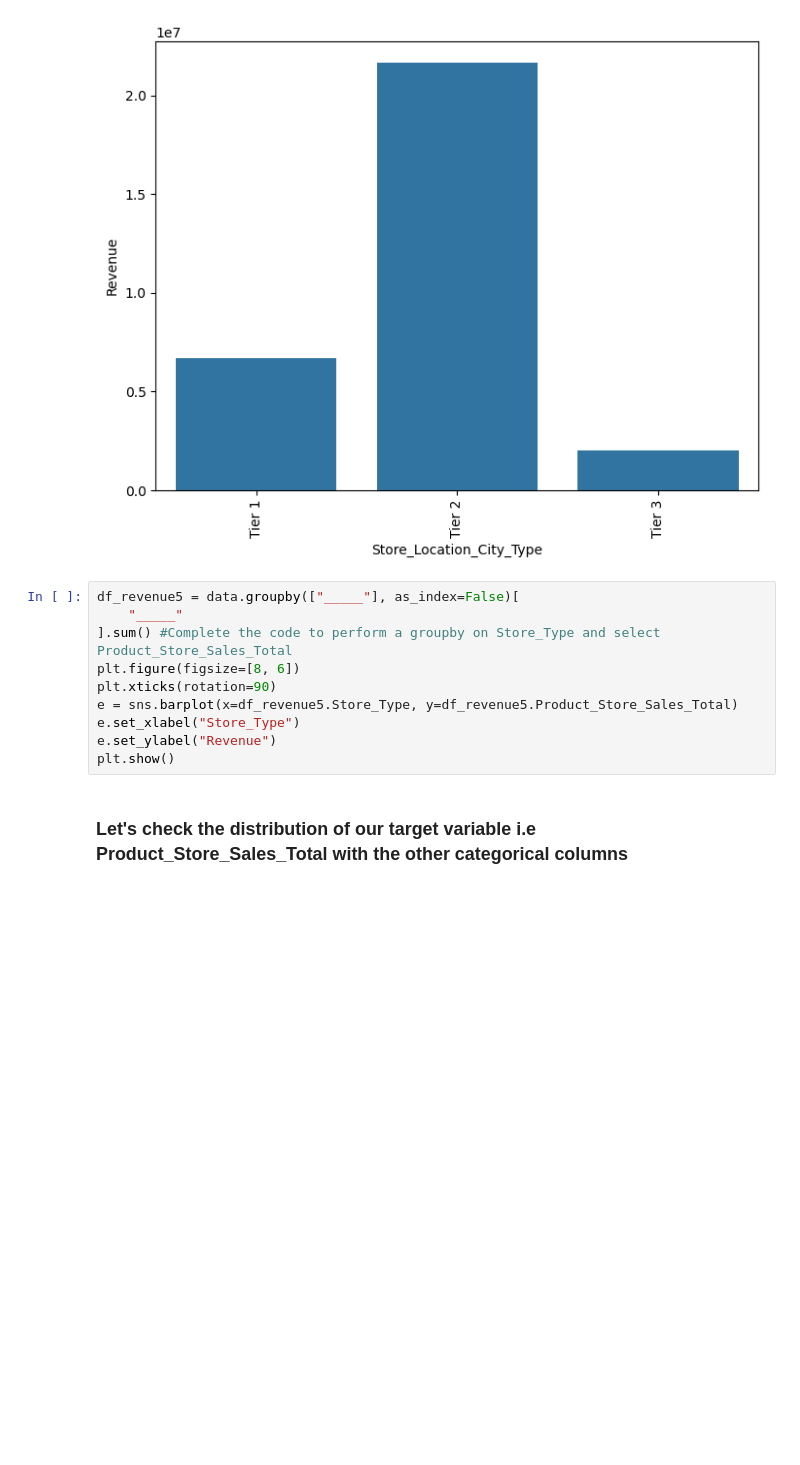
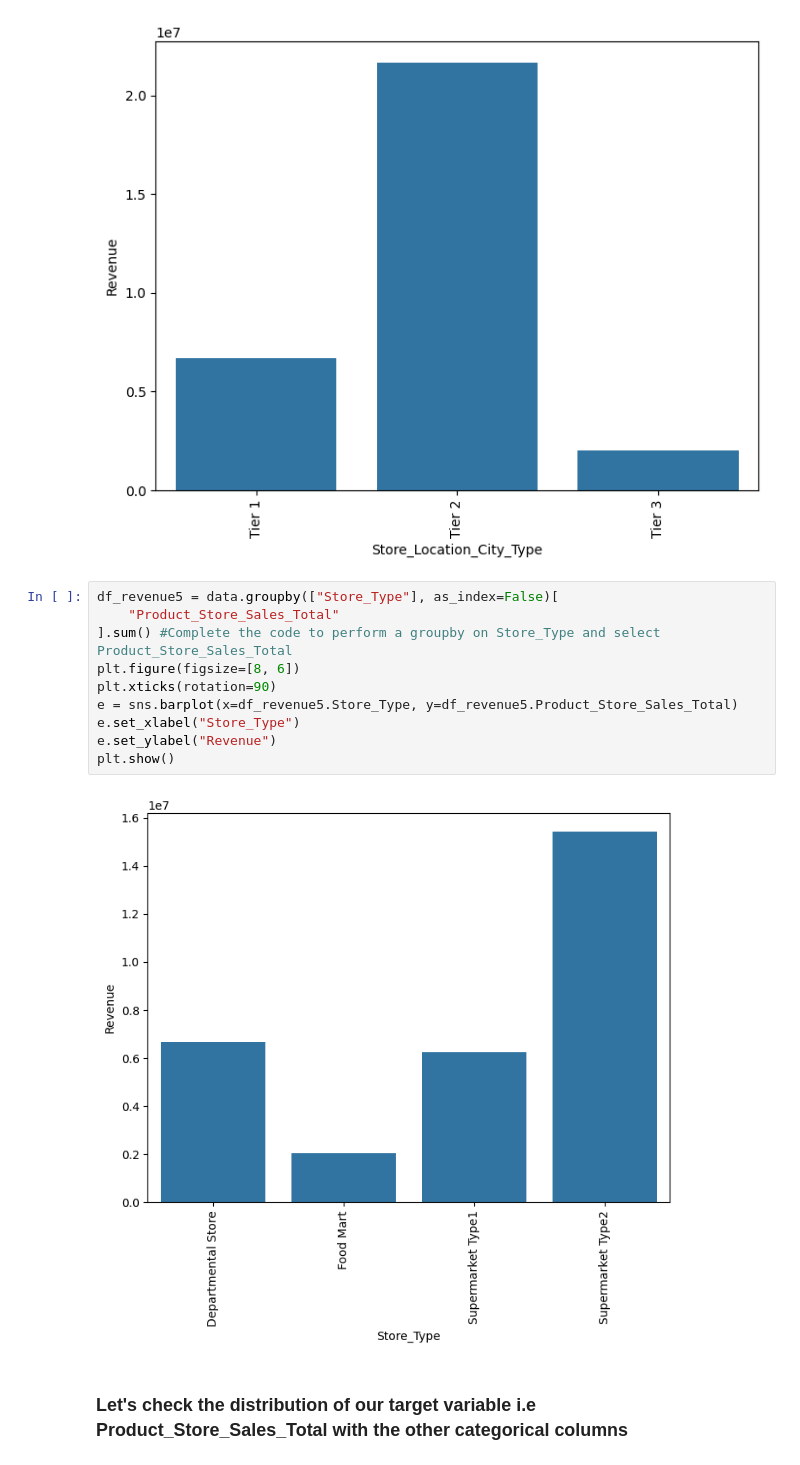
Before and after one commit to Mark5484/sales-forecast-lowcode, a Jupyter notebook: Low_Code_SuperKart_Model_Deployment.ipynb, the cells around one changed output. Saved outputs shown, nothing was run; the diff lists cells and outputs as text; blank space fills up the shorter version.

```diff
--- a/Low_Code_SuperKart_Model_Deployment.ipynb
+++ b/Low_Code_SuperKart_Model_Deployment.ipynb
@@ -479,15 +479,17 @@ plt.show()
 # %% [output]
 [figure]
 # %%
-df_revenue5 = data.groupby(["_____"], as_index=False)[
-    "_____"
+df_revenue5 = data.groupby(["Store_Type"], as_index=False)[
+    "Product_Store_Sales_Total"
 ].sum() #Complete the code to perform a groupby on Store_Type and select Product_Store_Sales_Total
 plt.figure(figsize=[8, 6])
 plt.xticks(rotation=90)
 e = sns.barplot(x=df_revenue5.Store_Type, y=df_revenue5.Product_Store_Sales_Total)
 e.set_xlabel("Store_Type")
 e.set_ylabel("Revenue")
 plt.show()
+# %% [output]
+[figure, added]
 # %% [markdown]
 ### **Let's check the distribution of our target variable i.e Product_Store_Sales_Total with the other categorical columns**
 # %%
```
Also changed, not shown: parts of 7 cells of this notebook.
